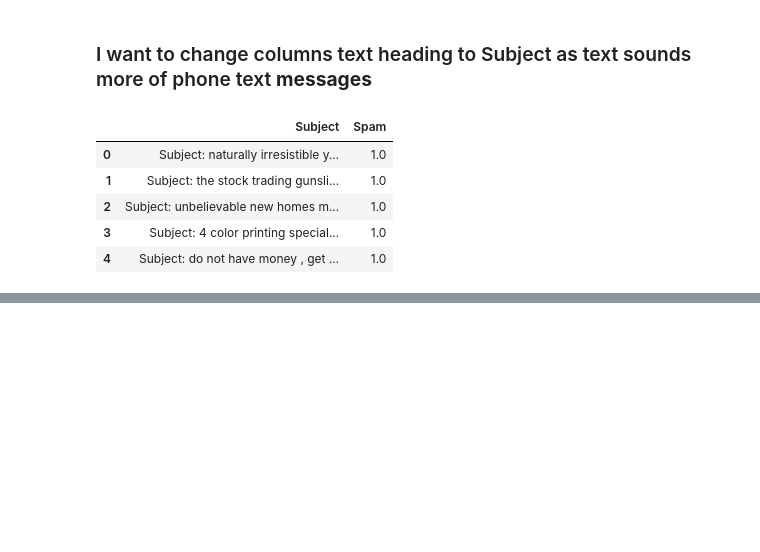
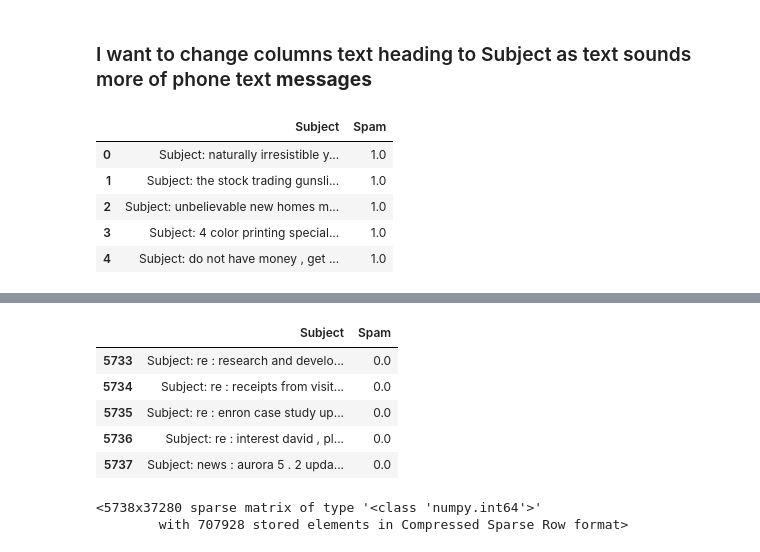
Before and after one commit to RajanTucker/RajanTucker, a Jupyter notebook: Spam_Ham__Filter.ipynb, the cells around one changed output, grey strips where cells are left out. Cells and saved outputs as stored; diff of their text form; code cells hidden in the pictures; blank space fills up the shorter version.

```diff
--- a/Spam_Ham__Filter.ipynb
+++ b/Spam_Ham__Filter.ipynb
@@ -111,0 +128,20 @@ cluster_df.describe()
+# %%
+cluster_df.tail()
+# %% [output]
+|  | Subject | Spam |
+| 5733 | Subject: re : research and develo... | 0.0 |
+| 5734 | Subject: re : receipts from visit... | 0.0 |
+| 5735 | Subject: re : enron case study up... | 0.0 |
+| 5736 | Subject: re : interest david , pl... | 0.0 |
+| 5737 | Subject: news : aurora 5 . 2 upda... | 0.0 |
+# %%
+from IPython.utils import text
+
+count=CountVectorizer()
+input=['Subject: re : receipts from visit jim , than...']
+text=count.fit_transform(cluster_df["Subject"])
+x_train, x_test, y_train, y_test= train_test_split(cluster_df['Subject'], cluster_df['Spam'], test_size=0.20, random_state=1)
+text
+# %% [output]
+<5738x37280 sparse matrix of type '<class 'numpy.int64'>'
+        with 707928 stored elements in Compressed Sparse Row format>
```
Also changed, not shown: parts of 14 cells of this notebook.
